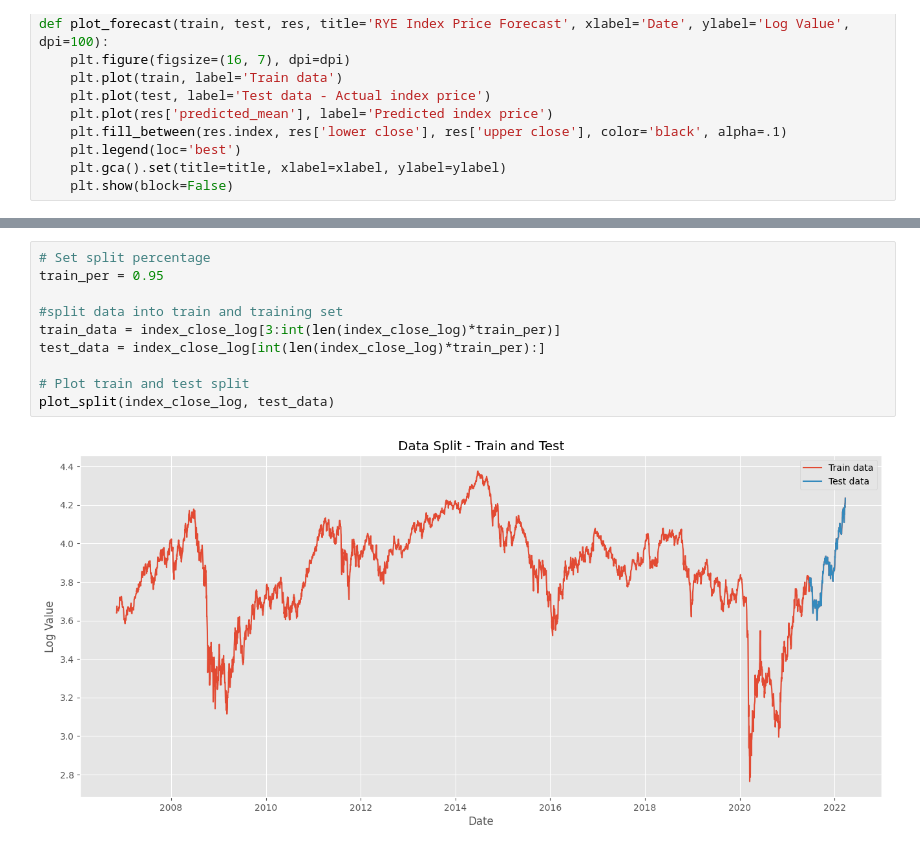
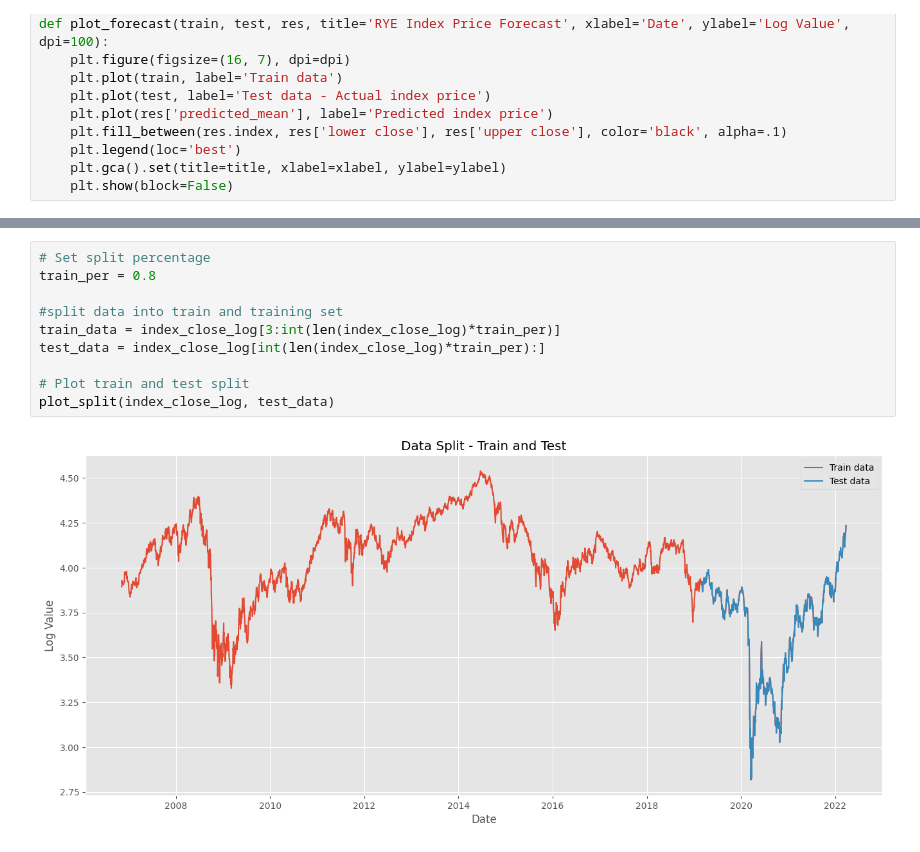
Before and after one commit to kobertlam/Energy_ETF_RYE_Forecast, a Jupyter notebook: machine_learning_model_1_ARIMA_univariate.ipynb, the cells around one changed output, grey strips where cells are left out. Drawn from its saved outputs; the diff is of its cells as text.

```diff
--- a/machine_learning_model_1_ARIMA_univariate.ipynb
+++ b/machine_learning_model_1_ARIMA_univariate.ipynb
@@ -143,15 +143,15 @@ plot_masd(moving_avg, std_dev)
 # %%
 # Set split percentage
-train_per = 0.95
+train_per = 0.8
 
 #split data into train and training set
 train_data = index_close_log[3:int(len(index_close_log)*train_per)]
 test_data = index_close_log[int(len(index_close_log)*train_per):]
 
 # Plot train and test split
 plot_split(index_close_log, test_data)
 # %% [output]
-[figure, old version]
+[figure, new version]
 # %%
 # Auto ARIMA to discover the optimal order for an ARIMA model
 model_autoARIMA = auto_arima(train_data, start_p=0, start_q=0,
```
Also changed, not shown: parts of 11 cells of this notebook, 4 other files.
